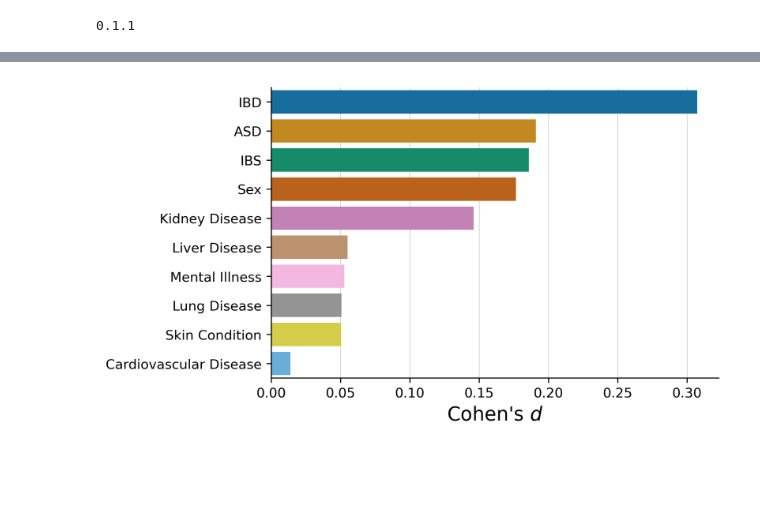
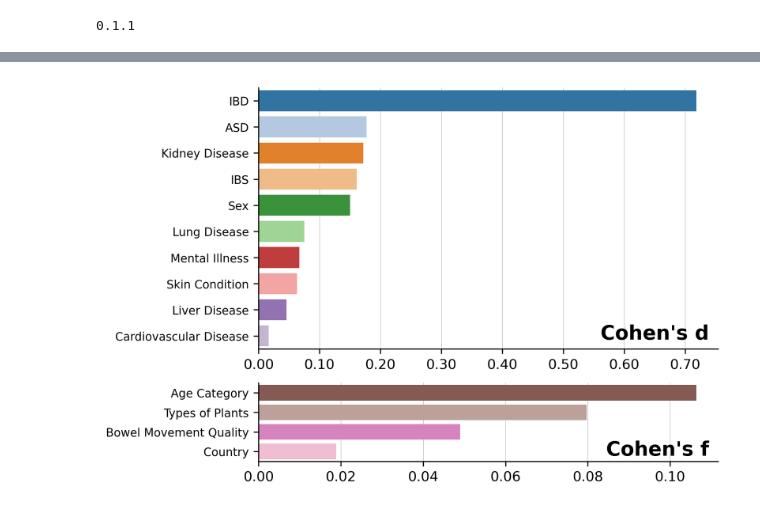
Before and after one commit to knightlab-analyses/evident-analyses, a Jupyter notebook: notebooks/agp.ipynb, the cells around one changed output, grey strips where cells are left out. Cells and saved outputs as stored; diff of their text form; code cells hidden in the pictures; blank space fills up the shorter version.

Commit message:
bloom filter + new figures

```diff
--- a/notebooks/agp.ipynb
+++ b/notebooks/agp.ipynb
@@ -81,24 +87,47 @@ order = es_df["column"]
-# %%
-fig, ax = plt.subplots()
-
-sns.barplot(
-    data=es_df,
-    y="column",
-    x="effect_size",
-    palette="colorblind",
-    order=order,
-    ax=ax
-)
-
-ax.grid(which="major", axis="x", zorder=0, lw=0.3)
-ax.set_axisbelow(True)
-
-ax.set_xlabel("Cohen's $d$", fontsize="x-large")
-ax.set_ylabel("")
-
-plt.show()
-# %% [output]
-[figure, removed]
+# %%
+cmap = dict(zip(es_df["column"], sns.color_palette("tab20", es_df.shape[0])))
+# %%
+from matplotlib.gridspec import GridSpec
+from matplotlib.ticker import FormatStrFormatter
+
+_df_d = es_df.query("metric == 'cohens_d'")
+order_d = _df_d["column"]
+
+_df_f = es_df.query("metric == 'cohens_f'")
+order_f = _df_f["column"]
+
+num_cols = es_df.shape[0] - 1
+height_ratios = [_df_d.shape[0]/num_cols, _df_d.shape[1]/num_cols]
+
+fig = plt.figure(figsize=(6, 5))
+gs = GridSpec(ncols=1, nrows=2, height_ratios=height_ratios,
+              hspace=0.2)
+
+ax_d = fig.add_subplot(gs[0])
+ax_f = fig.add_subplot(gs[1])
+
+bar_args = {"y": "column", "x": "effect_size", "palette": cmap}
+text_args = {"x": 0.98, "y": 0.02, "ha": "right", "va": "bottom", "weight": "bold",
+             "fontsize": "x-large"}
+
+sns.barplot(**bar_args, data=_df_d, ax=ax_d)
+ax_d.set_xlabel("")
+ax_d.text(**text_args, s="Cohen's d", transform=ax_d.transAxes)
+
+sns.barplot(**bar_args, data=_df_f, ax=ax_f)
+ax_f.text(**text_args, s="Cohen's f", transform=ax_f.transAxes)
+ax_f.set_xlabel("")
+
+for ax in [ax_d, ax_f]:
+    ax.set_ylabel("")
+    ax.grid(axis="x", lw=0.3)
+    ax.set_axisbelow(True)
+    ax.tick_params("y", labelsize="small")
+    ax.xaxis.set_major_formatter(FormatStrFormatter("%.2f"))
+
+plt.show()
+# %% [output]
+[figure, added]
 # %%
 power_dfs = []
 
```
Also changed, not shown: parts of 8 cells of this notebook, 24 other files.
